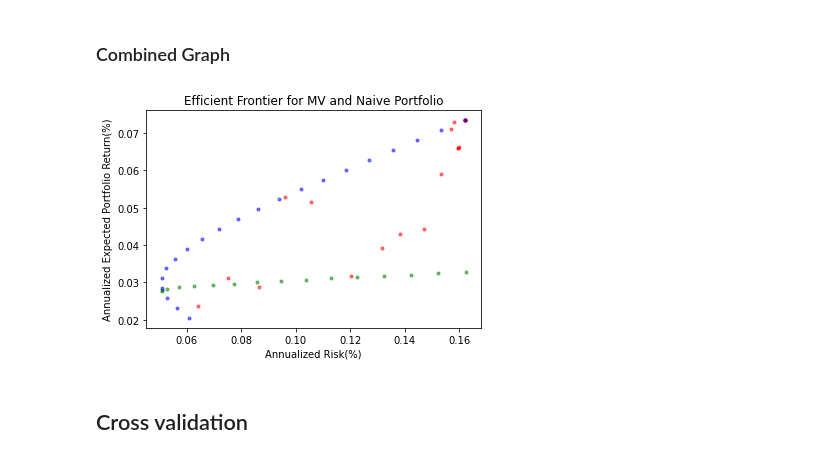
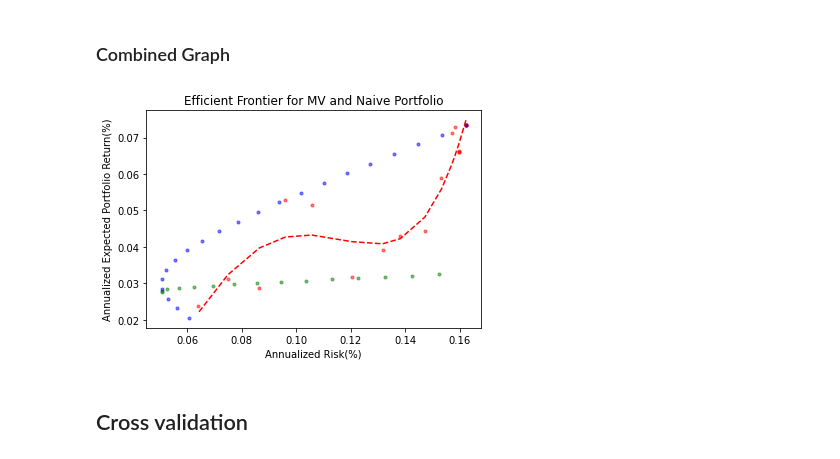
Before and after one commit to florencetsang/ml-portfolio-poc, a Jupyter notebook: ml_portfolio.ipynb, the cells around one changed output. Cells and saved outputs as stored; diff of their text form; code cells hidden in the pictures.

```diff
--- a/ml_portfolio.ipynb
+++ b/ml_portfolio.ipynb
@@ -823,21 +857,42 @@ plt.show()
 # %%
 NoPoints = 21
 
 area = np.pi*3
 
 fig = plt.figure()
 ax1 = fig.add_subplot(111)
+
+ml_var = np.sqrt(backtest_var * (trading_days_in_year /5))
+ml_mean = backtest_mean * (trading_days_in_year /5)
+
+mv_var = np.sqrt(mv_backtest_var * (trading_days_in_year /5))
+mv_mean = mv_backtest_mean * (trading_days_in_year /5)
+
+naive_var = np.sqrt(naive_backtest_var * (trading_days_in_year /5))
+naive_mean = naive_backtest_mean * (trading_days_in_year /5)
+
+fit = np.polyfit(ml_var, ml_mean, deg=4)
+p = np.poly1d(fit)
+ax1.plot(ml_var,p(ml_var),"r--")
+
+# fit = np.polyfit(mv_var, mv_mean, deg=4)
+# p = np.poly1d(fit)
+# ax1.plot(mv_var,p(mv_var),"g--")
+
+# fit = np.polyfit(naive_var, naive_mean, deg=6)
+# p = np.poly1d(fit)
+# ax1.plot(naive_var,p(naive_var),"b--")
 
 plt.title('Efficient Frontier for MV and Naive Portfolio')
 plt.xlabel('Annualized Risk(%)')
 plt.ylabel('Annualized Expected Portfolio Return(%)' )
 ax1.scatter(np.sqrt(backtest_var * (trading_days_in_year /5)), backtest_mean * (trading_days_in_year /5),s=area, c="red", alpha =0.5)
 ax1.scatter(np.sqrt(mv_backtest_var * (trading_days_in_year /5)),mv_backtest_mean * (trading_days_in_year /5), s=area, c="green", alpha =0.5)
 ax1.scatter(np.sqrt(naive_backtest_var * (trading_days_in_year /5)),naive_backtest_mean * (trading_days_in_year /5), s=area, c="blue", alpha =0.5)
 # plt.xlim(riskPoint.min(), riskPoint.max())
 plt.show()
 # %% [output]
-[figure, old version]
+[figure, new version]
 # %% [markdown]
 ## Cross validation
 # %%
```
Also changed, not shown: parts of 4 cells of this notebook.
